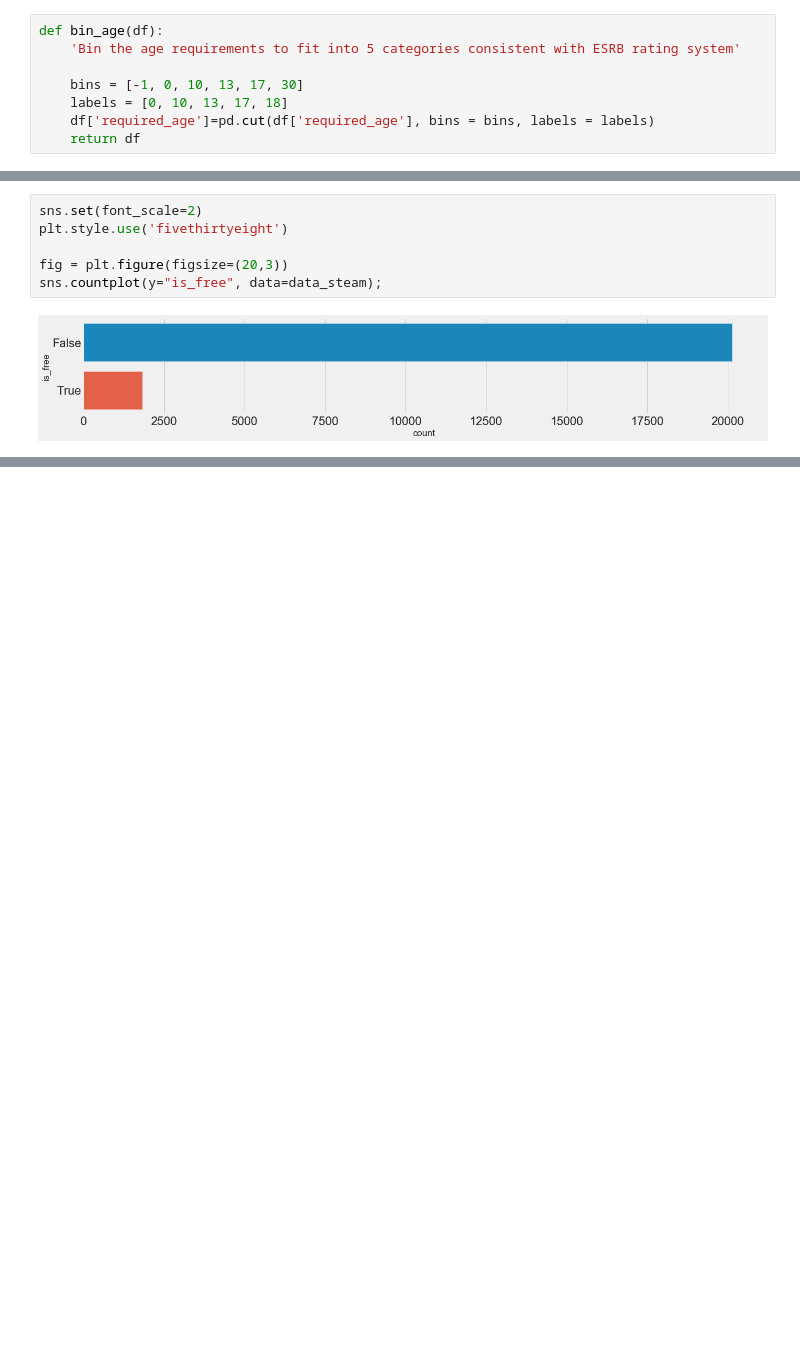
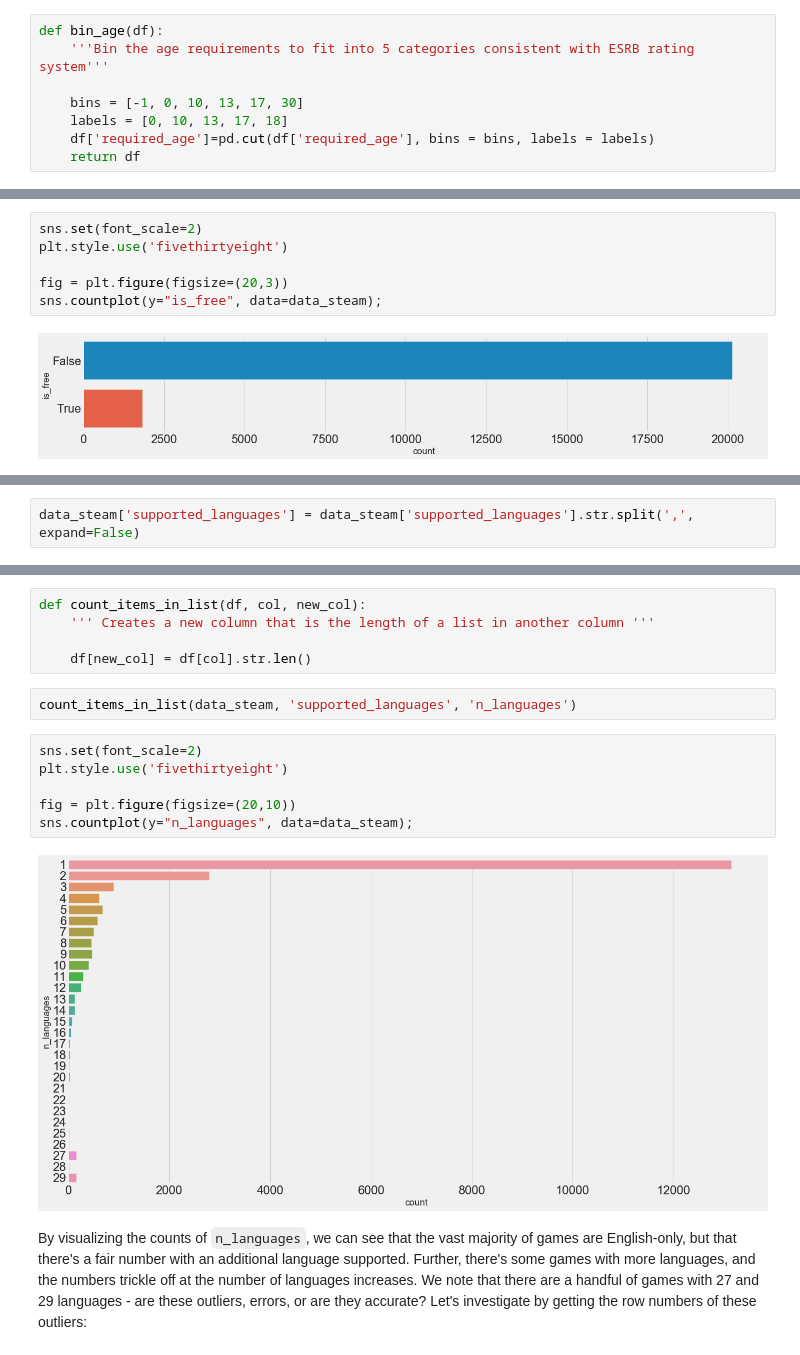
Before and after one commit to argwood/IndieP, a Jupyter notebook: IndieP_Data_Cleaning.ipynb, the cells around one changed output, grey strips where cells are left out. Drawn from its saved outputs; the diff is of its cells as text; blank space fills up the shorter version.

```diff
--- a/IndieP_Data_Cleaning.ipynb
+++ b/IndieP_Data_Cleaning.ipynb
@@ -227,7 +226,7 @@ One thing that we can do to clean up this feature is apply some binning, so that
 * **Adults:** Ages 18+
 # %%
 def bin_age(df):
-    'Bin the age requirements to fit into 5 categories consistent with ESRB rating system'
+    '''Bin the age requirements to fit into 5 categories consistent with ESRB rating system'''
 
     bins = [-1, 0, 10, 13, 17, 30]
     labels = [0, 10, 13, 17, 18]
@@ -261,0 +334,2 @@ sns.countplot(y="is_free", data=data_steam);
+# %%
+data_steam['supported_languages'] = data_steam['supported_languages'].str.split(',', expand=False)
@@ -261,0 +345,17 @@ sns.countplot(y="is_free", data=data_steam);
+# %%
+def count_items_in_list(df, col, new_col):
+    ''' Creates a new column that is the length of a list in another column '''
+
+    df[new_col] = df[col].str.len()
+# %%
+count_items_in_list(data_steam, 'supported_languages', 'n_languages')
+# %%
+sns.set(font_scale=2)
+plt.style.use('fivethirtyeight')
+
+fig = plt.figure(figsize=(20,10))
+sns.countplot(y="n_languages", data=data_steam);
+# %% [output]
+[figure, added]
+# %% [markdown]
+By visualizing the counts of `n_languages`, we can see that the vast majority of games are English-only, but that there's a fair number with an additional language supported. Further, there's some games with more languages, and the numbers trickle off at the number of languages increases. We note that there are a handful of games with 27 and 29 languages - are these outliers, errors, or are they accurate? Let's investigate by getting the row numbers of these outliers:
```
Also changed, not shown: parts of 62 cells of this notebook.
